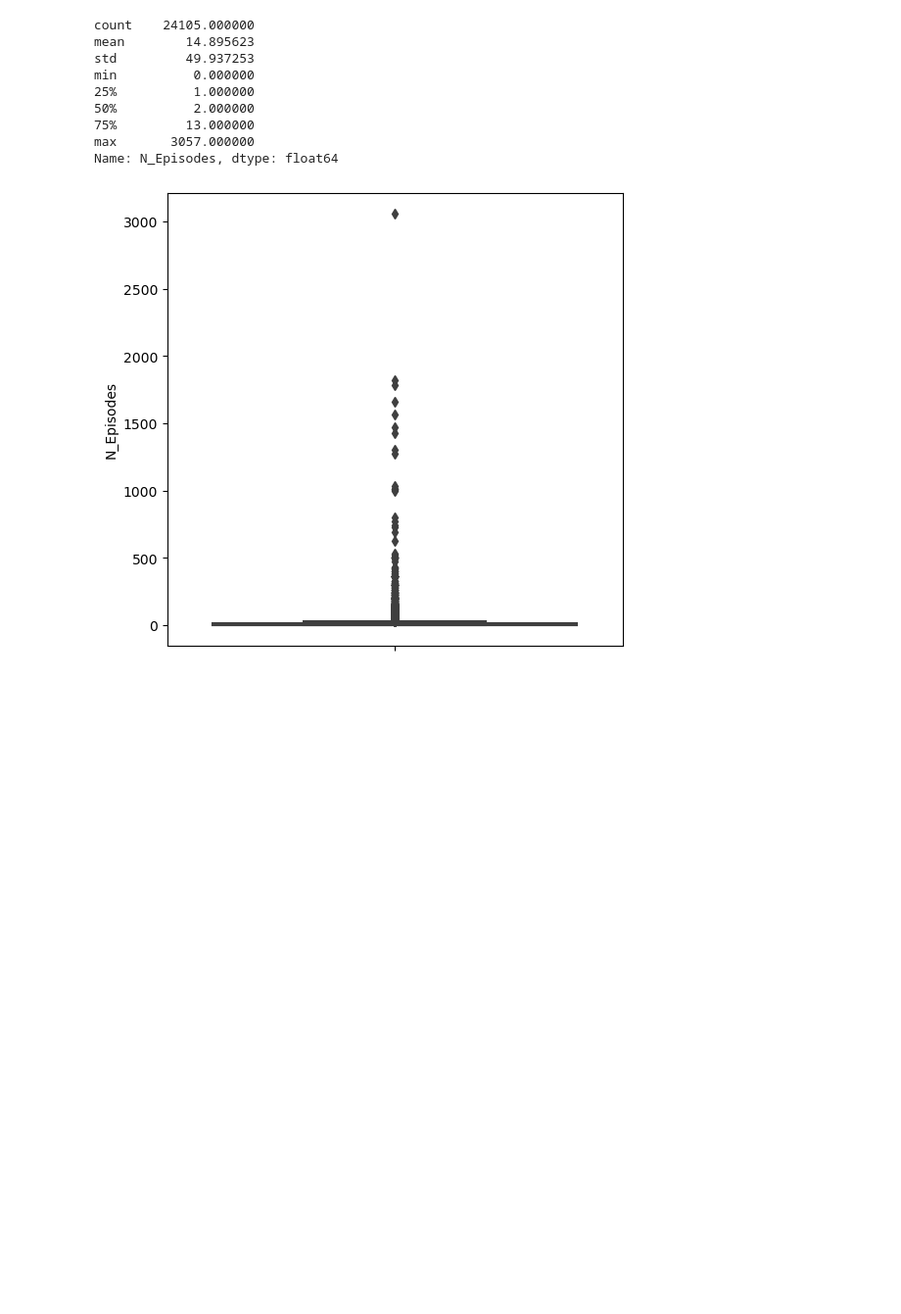
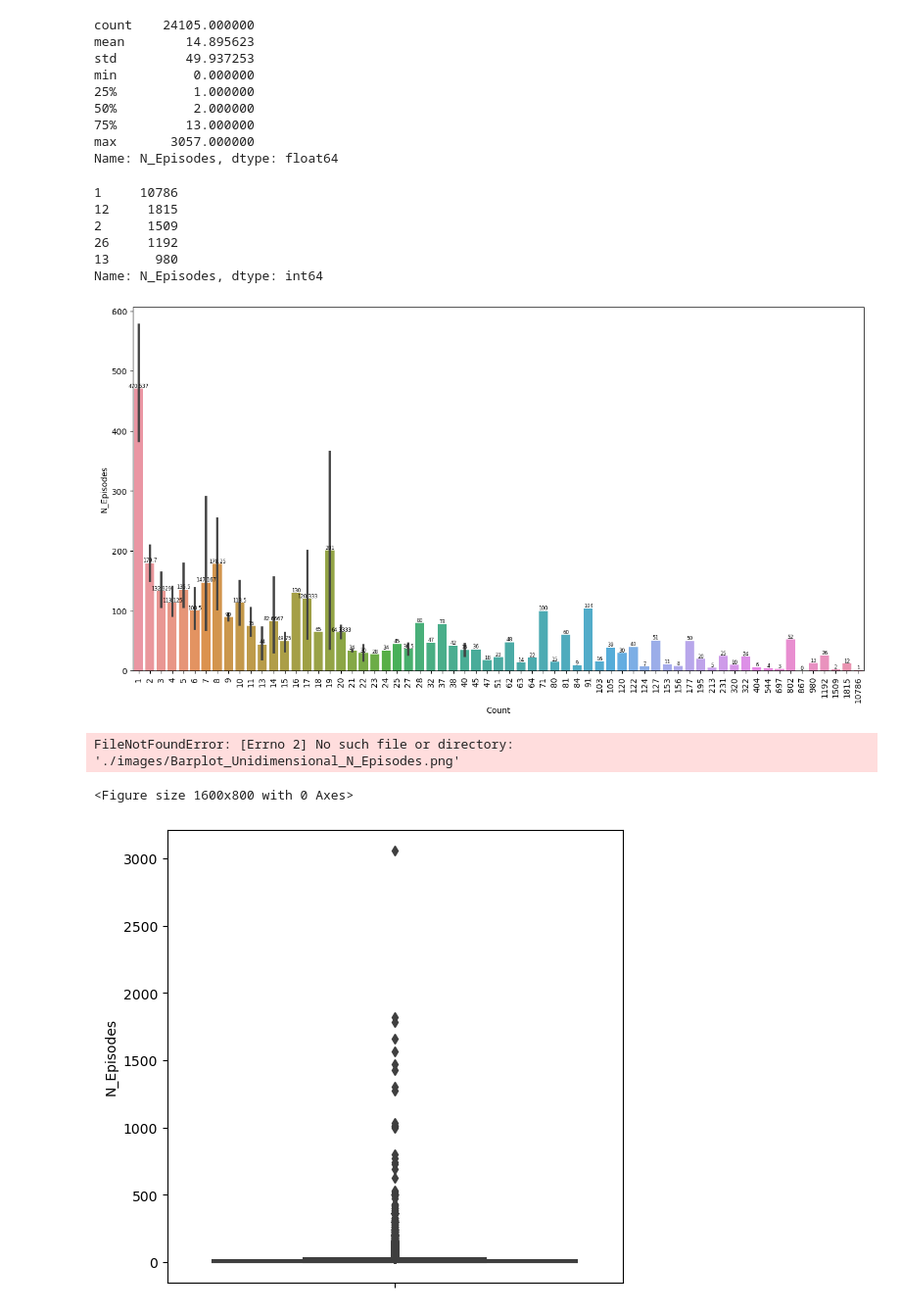
Before and after one commit to RealXun/EDA_ANIME, a Jupyter notebook: src/EDA_Anime.ipynb, the cells around one changed output. Shown at 98% size. Drawn from its saved outputs; the diff is of its cells as text; code cells hidden in the pictures; blank space fills up the shorter version.

```diff
--- a/src/EDA_Anime.ipynb
+++ b/src/EDA_Anime.ipynb
@@ -444,6 +444,21 @@ min          0.000000
 75%         13.000000
 max       3057.000000
 Name: N_Episodes, dtype: float64
+# %%
+df_copy['N_Episodes'].value_counts().nlargest(5)
+# %% [output]
+1     10786
+12     1815
+2      1509
+26     1192
+13      980
+Name: N_Episodes, dtype: int64
+# %%
+utils.simple_barplot(df_copy["N_Episodes"], "N_Episodes")
+# %% [output]
+[figure, added]
+FileNotFoundError: [Errno 2] No such file or directory: './images/Barplot_Unidimensional_N_Episodes.png'
+<Figure size 1600x800 with 0 Axes>
 # %%
 utils.box(df_copy,'N_Episodes') # Hacer una escala logaricmica  numpy loc de n_pisodios+1
 # %% [output]
```
Also changed, not shown: parts of 5 cells of this notebook, 3 other files.
